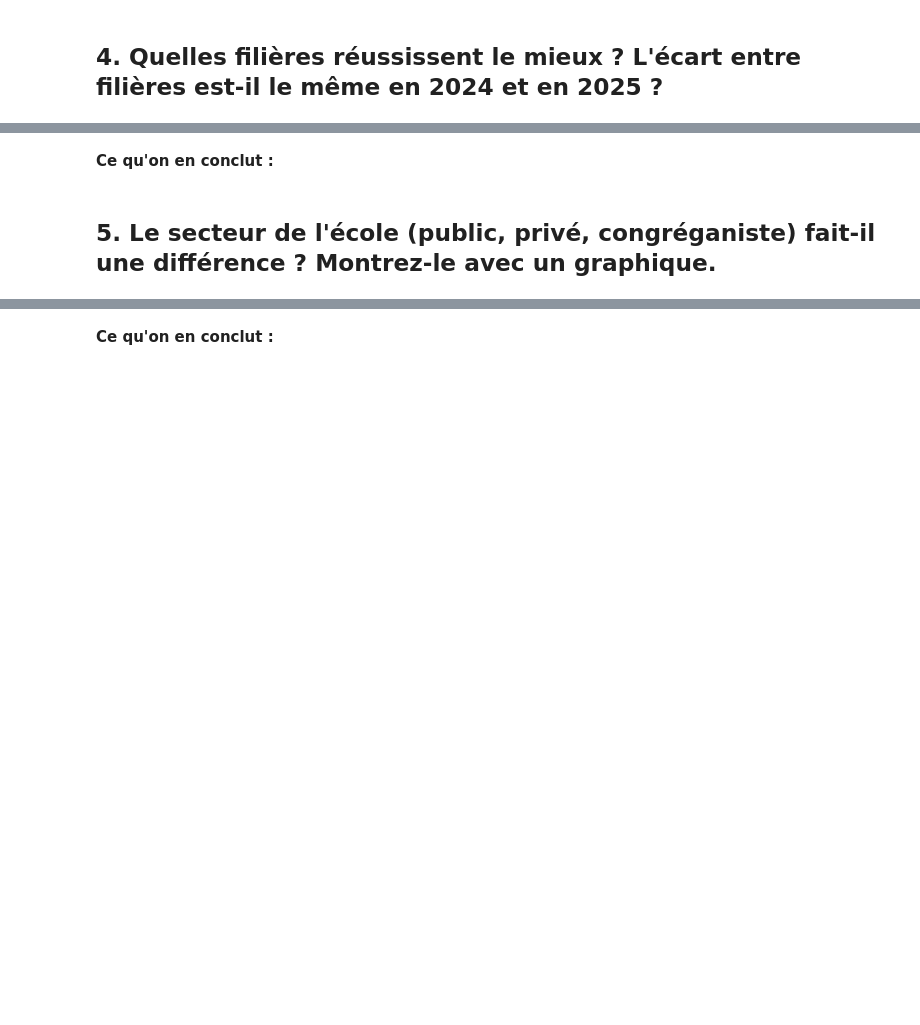
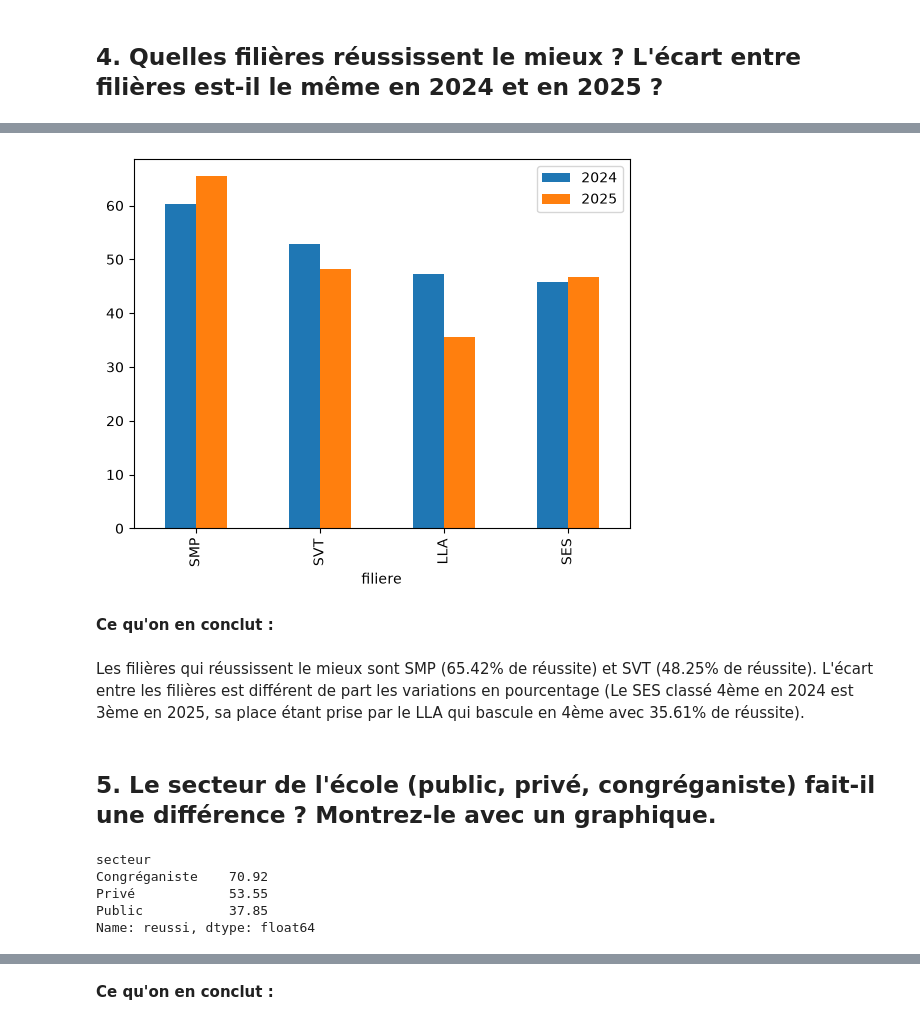
Before and after one commit to beaufilsronkerry/projet-data-examens, a Jupyter notebook: exploration.ipynb, the cells around one changed output, grey strips where cells are left out. Cells and saved outputs as stored; diff of their text form; code cells hidden in the pictures; blank space fills up the shorter version.

```diff
--- a/exploration.ipynb
+++ b/exploration.ipynb
@@ -187,0 +197,10 @@ complet.to_csv("donnees/resultats_propre.csv", index=False)
+# %%
+complet_2024 = complet[complet["annee"] == 2024]
+eva_2024 = (((complet_2024.groupby("filiere")["reussi"].sum()) / (complet_2024.groupby("filiere")["reussi"].size()))*100).round(2).sort_values(ascending=False)
+# %%
+complet_2025 = complet[complet["annee"] == 2025]
+eva_2025 = (((complet_2025.groupby("filiere")["reussi"].sum()) / (complet_2025.groupby("filiere")["reussi"].size()))*100).round(2).sort_values(ascending=False)
+# %%
+eva_filiere_2024_2025 = pd.concat([eva_2024, eva_2025], axis=1)
+eva_filiere_2024_2025.columns = ["2024", "2025"]
+eva_filiere_2024_2025
@@ -188,4 +214,19 @@ complet.to_csv("donnees/resultats_propre.csv", index=False)
+# %%
+graphe_eva_filiere = eva_filiere_2024_2025.plot(kind = "bar")
+# %% [output]
+[figure, added]
 # %% [markdown]
 **Ce qu'on en conclut :**
+# %% [markdown]
+Les filières qui réussissent le mieux sont SMP (65.42% de réussite) et SVT (48.25% de réussite). L'écart entre les filières est différent de part les variations en pourcentage (Le SES classé 4ème en 2024 est 3ème en 2025, sa place étant prise par le LLA qui bascule en 4ème avec 35.61% de réussite).
 # %% [markdown]
 ## 5. Le secteur de l'école (public, privé, congréganiste) fait-il une différence ? Montrez-le avec un graphique.
+# %%
+eva_secteur = (((complet.groupby("secteur")["reussi"].sum()) / (complet.groupby("secteur")["reussi"].size()))*100).round(2).sort_values(ascending=False)
+eva_secteur
+# %% [output]
+secteur
+Congréganiste    70.92
+Privé            53.55
+Public           37.85
+Name: reussi, dtype: float64
```
Also changed, not shown: parts of 4 cells of this notebook, 1 other file.
